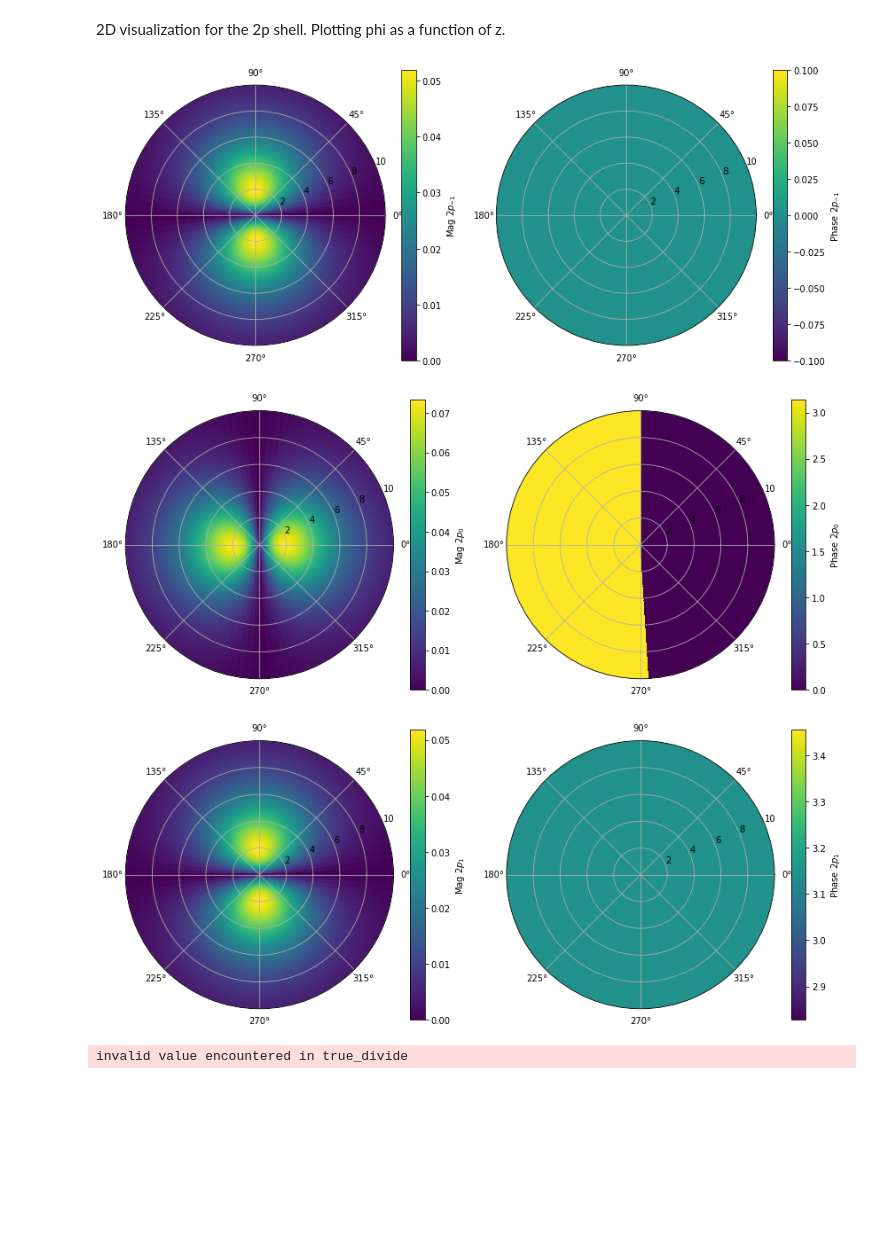
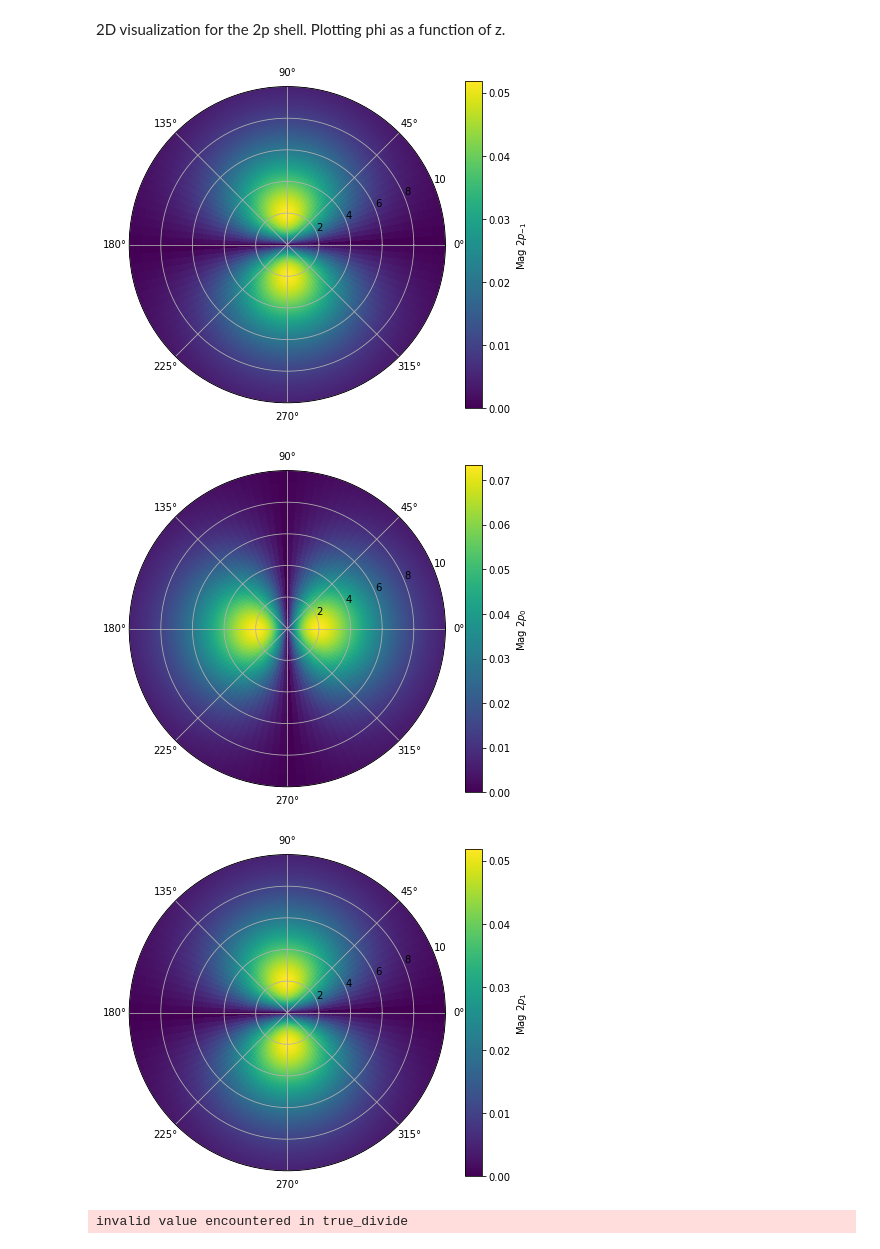
Before and after one commit to jasmineA20/Hydrogen, a Jupyter notebook: Project.ipynb, the cells around one changed output. Saved outputs shown, nothing was run; the diff lists cells and outputs as text; code cells hidden in the pictures; blank space fills up the shorter version.

```diff
--- a/Project.ipynb
+++ b/Project.ipynb
@@ -17,7 +17,7 @@ def h_orbital(r,theta,phi,n,l,m):
     #odd thing: θ is the azimuthal angle in scipy sph_harm documentation
     #so, theta->[0,2*pi] , phi-> [0,pi]
     f = ( (2./n)**3. * sps.factorial(n-l-1) / (2. * n * sps.factorial(n+l)) )**0.5
-    return f * np.exp(-r/2.) *r**l * sps.sph_harm(m,l,theta,phi) * sps.eval_genlaguerre(n-l-1,2*l+1,r)
+    return f * np.exp(-r/n) *((2*r)/n)**l * sps.sph_harm(m,l,theta,phi) * sps.eval_genlaguerre(n-l-1,2*l+1,r)
 # %%
 r = np.linspace(0,10,101) #creating an array of 101 points evenly spaced from 0 to 10 (inclusive)
 t = np.linspace(0,np.pi,101)
@@ -89,41 +89,41 @@ t = np.linspace(0,np.pi,100,endpoint=True)
 
 r3, th3, ph3 = np.meshgrid(r,t,p,indexing='ij',sparse=True)
 p = np.linspace(0,2*np.pi,100,endpoint=False)
 
 def r_phi_plot(r,phi,psi,label):
     fig = plt.figure(figsize=(12,5))
     ax = fig.add_subplot(1,2,1,projection='polar')
 
     mesh = ax.pcolormesh(phi,r,np.absolute(psi),shading='auto')
     cbar = fig.colorbar(mesh)
     cbar.set_label("Mag "+label)
     ax.grid()
 
-    ax2 = fig.add_subplot(1,2,2,projection='polar')
-    mesh2 = ax2.pcolormesh(phi,r,np.angle(psi),shading='auto')
-    cbar2 = fig.colorbar(mesh2,ax=ax2)
-    cbar2.set_label("Phase "+label)
-    ax2.grid()
+    #ax2 = fig.add_subplot(1,2,2,projection='polar')
+    #mesh2 = ax2.pcolormesh(phi,r,np.angle(psi),shading='auto')
+    #cbar2 = fig.colorbar(mesh2,ax=ax2)
+    #cbar2.set_label("Phase "+label)
+    #ax2.grid()
 
     fig.tight_layout()
     return fig
 
 r_plot = np.linspace(0,10.,1001,endpoint=True)
 p_plot = np.linspace(0,2*np.pi,101,endpoint=True)
 
 rp_plot, th_plot, ph_plot = np.meshgrid(r_plot,t,p_plot,indexing='ij',sparse=True)
 
 #This is the first trial specific to the 2p orbital since the m_l goes from -(l-1) to (l-1)
 #The general case is implemented right after this
 p_orb_figs = []
 for m in [-1,0,1]:
     psi = h_orbital(r3,th3,ph3,2,1,m)
     label = f"$2p_{{{m}}}$"
     p_orb_figs.append(r_phi_plot(rp_plot[:,0,0],ph_plot[0,0,:],psi[:,0,:],label))
 # %% [output]
-[figure, old version]
+[figure, new version]
-[figure, old version]
+[figure, new version]
-[figure, old version]
+[figure, new version]
 # %%
 #difficulty in the 2D and 3D plot most likely because of the way r,theta,phi was spaced
 #defining a function which takes cartesian coordinates X,Y,and Z
```
Also changed, not shown: parts of 9 cells of this notebook.
